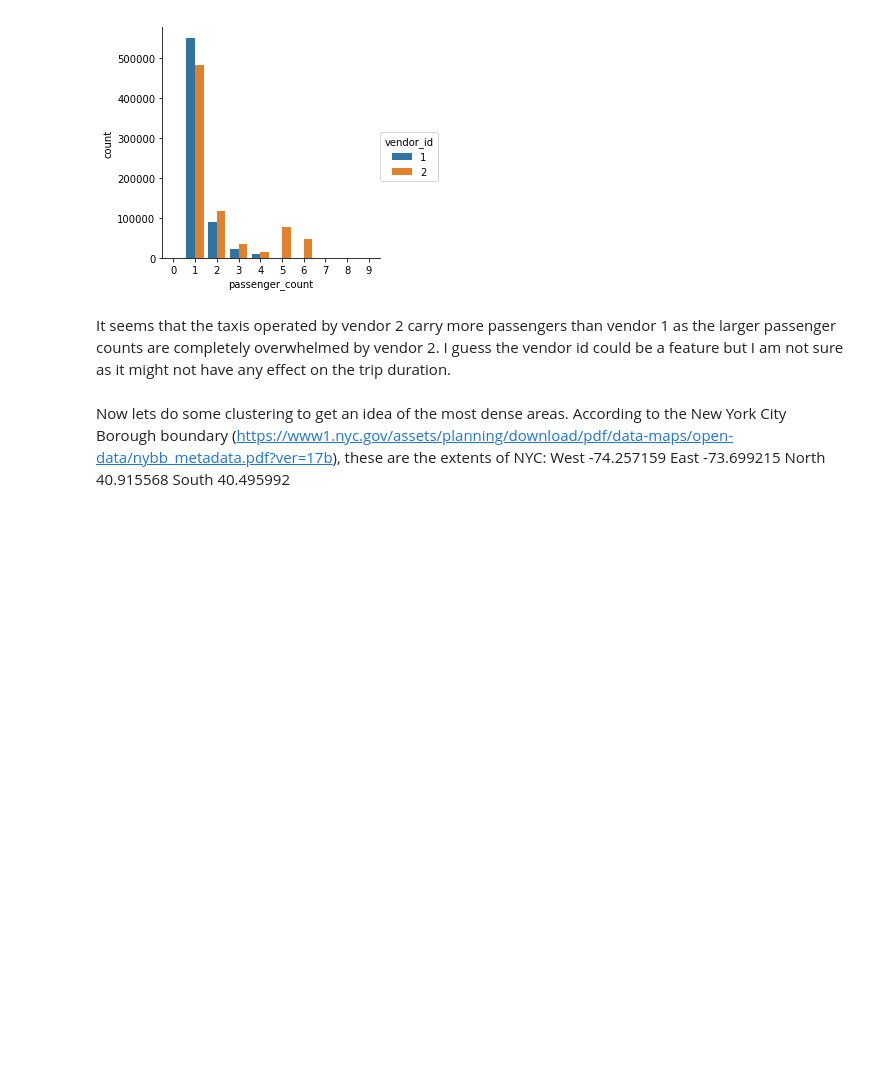
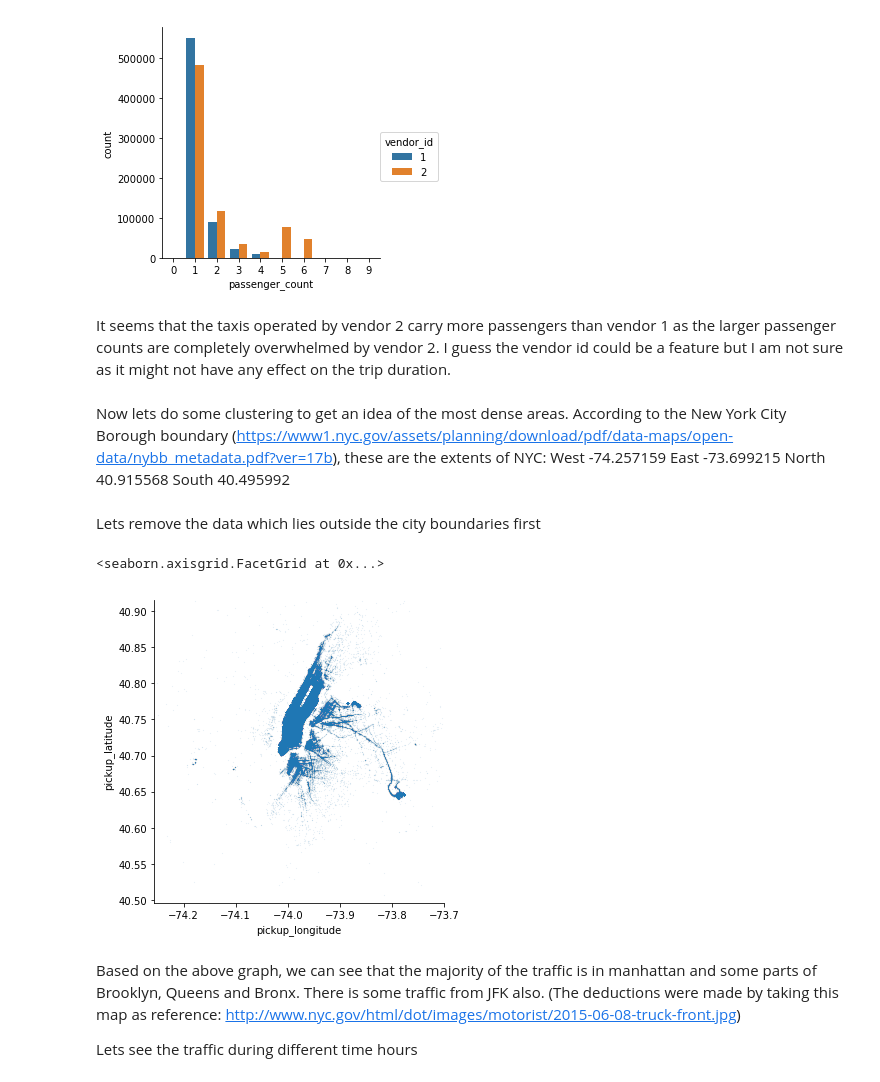
Before and after one commit to abhaymittal/nycTaxiChallenge, a Jupyter notebook: src/nycDataAnalysis.ipynb, the cells around one changed output. Drawn from its saved outputs; the diff is of its cells as text; code cells hidden in the pictures; blank space fills up the shorter version.

Commit message:
Add data analysis

```diff
--- a/src/nycDataAnalysis.ipynb
+++ b/src/nycDataAnalysis.ipynb
@@ -173,3 +173,23 @@ It seems that the taxis operated by vendor 2 carry more passengers than vendor 1
 Now lets do some clustering to get an idea of the most dense areas. According to the New York City Borough boundary (https://www1.nyc.gov/assets/planning/download/pdf/data-maps/open-data/nybb_metadata.pdf?ver=17b), these are the extents of NYC:
 West -74.257159 East -73.699215
 North 40.915568 South 40.495992
+# %% [markdown]
+Lets remove the data which lies outside the city boundaries first
+# %%
+long_limit=[-74.257159, -73.699215]
+lat_limit=[40.495992, 40.915568]
+dataFrame=dataFrame[(dataFrame['pickup_longitude']>=long_limit[0])&(dataFrame['pickup_longitude']<=long_limit[1])]
+dataFrame=dataFrame[(dataFrame['pickup_latitude']>=lat_limit[0])&(dataFrame['pickup_latitude']<=lat_limit[1])]
+# %%
+lat=dataFrame['pickup_latitude']
+longt=dataFrame['pickup_longitude']
+ax=sb.lmplot(x='pickup_longitude',y='pickup_latitude',data=dataFrame,fit_reg=False,scatter_kws={'alpha':0.3,'s':0.05},markers='.')
+ax.set(ylim=(lat_limit[0],lat_limit[1]))
+ax.set(xlim=(long_limit[0],long_limit[1]))
+# %% [output]
+<seaborn.axisgrid.FacetGrid at 0x...>
+[figure, added]
+# %% [markdown]
+Based on the above graph, we can see that the majority of the traffic is in manhattan and some parts of Brooklyn, Queens and Bronx. There is some traffic from JFK also. (The deductions were made by taking this map as reference: http://www.nyc.gov/html/dot/images/motorist/2015-06-08-truck-front.jpg)
+
+Lets see the traffic during different time hours
```
Also changed, not shown: parts of 4 cells of this notebook.
